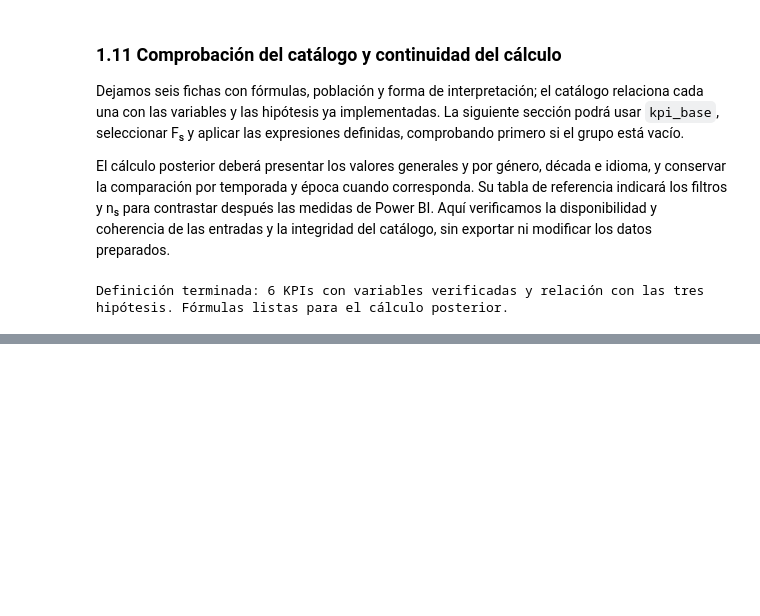
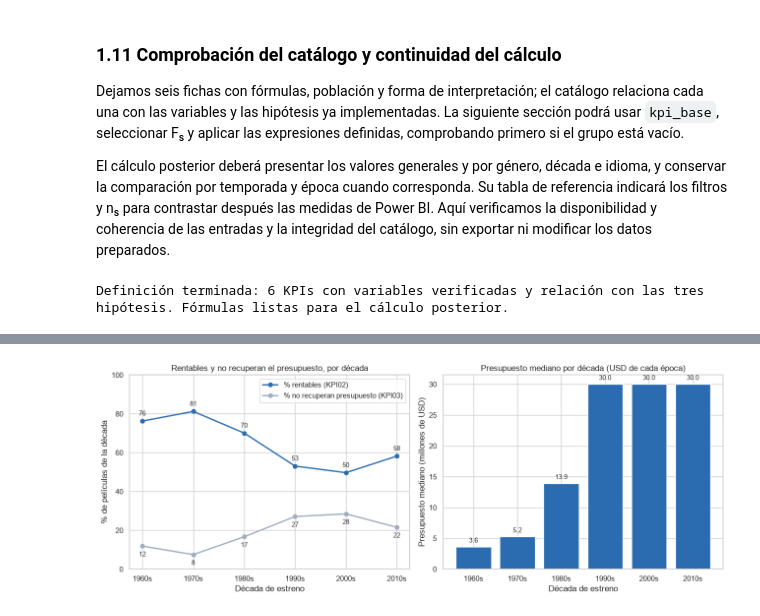
Before and after one commit to JulianHZ711/analisis-datos-evento-3, a Jupyter notebook: notebooks/04_kpis.ipynb, the cells around one changed output, grey strips where cells are left out. Drawn from its saved outputs; the diff is of its cells as text; code cells hidden in the pictures; blank space fills up the shorter version.

```diff
--- a/notebooks/04_kpis.ipynb
+++ b/notebooks/04_kpis.ipynb
@@ -271,0 +421,38 @@ Definición terminada: 6 KPIs con variables verificadas y relación con las tres
+# %%
+kpi_min_peliculas = 30
+kpi_decada = kpi_por_segmento(kpi_base, "decada")
+kpi_decada.index = kpi_decada.index.astype(int)
+con_soporte = kpi_decada[kpi_decada["Películas"] >= kpi_min_peliculas]
+etiquetas_decada = [f"{decada}s" for decada in con_soporte.index]
+
+fig, (ax1, ax2) = plt.subplots(1, 2, figsize=(13, 5))
+
+ax1.plot(etiquetas_decada, con_soporte[kpi_columnas["KPI02"]], marker="o", linewidth=2,
+         color=AZUL, label="% rentables (KPI02)")
+ax1.plot(etiquetas_decada, con_soporte[kpi_columnas["KPI03"]], marker="o", linewidth=2,
+         color=GRIS, label="% no recuperan presupuesto (KPI03)")
+for x, (rentables, no_recuperan) in enumerate(zip(con_soporte[kpi_columnas["KPI02"]],
+                                                  con_soporte[kpi_columnas["KPI03"]])):
+    ax1.annotate(f"{rentables:.0f}", (x, rentables), xytext=(0, 8), textcoords="offset points",
+                 ha="center", fontsize=9)
+    ax1.annotate(f"{no_recuperan:.0f}", (x, no_recuperan), xytext=(0, -15), textcoords="offset points",
+                 ha="center", fontsize=9)
+ax1.set_ylim(0, 100)
+ax1.set_title("Rentables y no recuperan el presupuesto, por década")
+ax1.set_xlabel("Década de estreno")
+ax1.set_ylabel("% de películas de la década")
+ax1.legend(loc="upper right")
+
+ax2.bar(etiquetas_decada, con_soporte[kpi_columnas["KPI04"]], color=AZUL)
+for x, valor in enumerate(con_soporte[kpi_columnas["KPI04"]]):
+    ax2.text(x, valor + 0.5, f"{valor:.1f}", ha="center", va="bottom", fontsize=9)
+ax2.set_title("Presupuesto mediano por década (USD de cada época)")
+ax2.set_xlabel("Década de estreno")
+ax2.set_ylabel("Presupuesto mediano (millones de USD)")
+
+plt.tight_layout()
+plt.show()
+
+kpi_decada.round(1)
+# %% [output]
+[figure, added]
```
Also changed, not shown: parts of 21 cells of this notebook, 1 other file.
